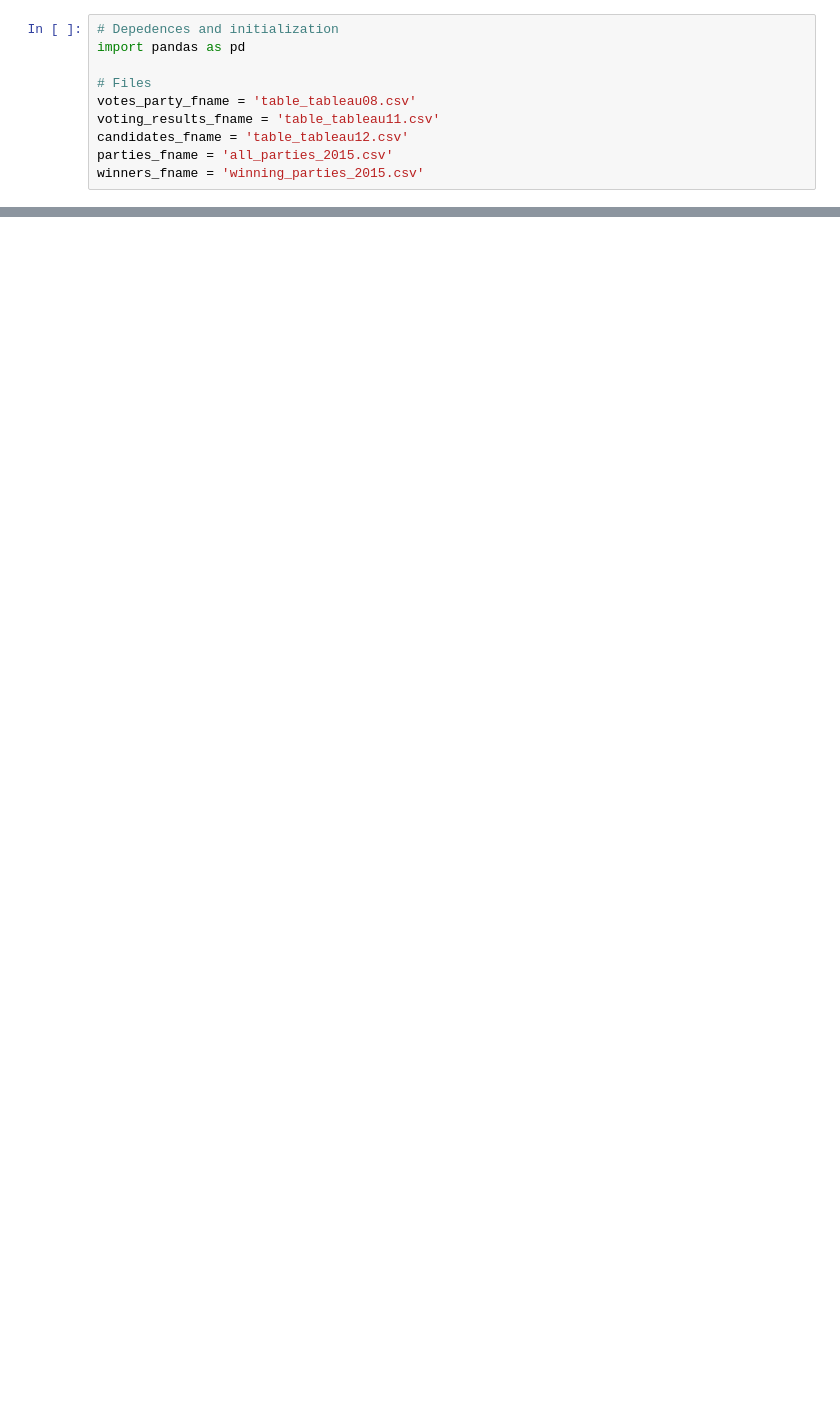
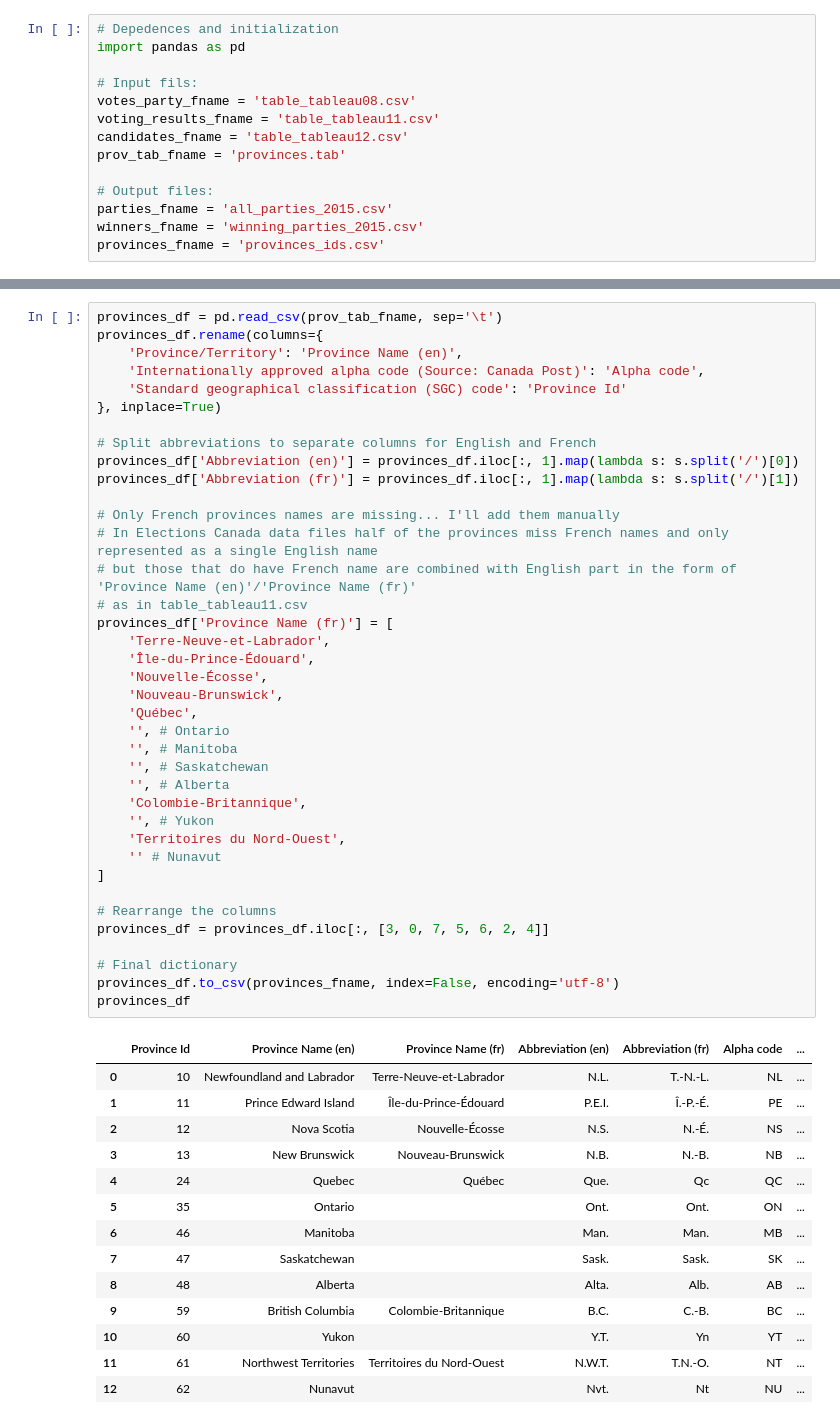
Before and after one commit to bsmirnov12/ABDS-Project-1, a Jupyter notebook: data/make_party_list.ipynb, the cells around one changed output, grey strips where cells are left out. Cells and saved outputs as stored; diff of their text form; blank space fills up the shorter version.

Commit message:
Documented import notebook. Added provinces ids dictionary and its source file

```diff
--- a/data/make_party_list.ipynb
+++ b/data/make_party_list.ipynb
@@ -21,9 +65,13 @@
 # Depedences and initialization
 import pandas as pd
 
-# Files
+# Input fils:
 votes_party_fname = 'table_tableau08.csv'
 voting_results_fname = 'table_tableau11.csv'
 candidates_fname = 'table_tableau12.csv'
+prov_tab_fname = 'provinces.tab'
+
+# Output files:
 parties_fname = 'all_parties_2015.csv'
 winners_fname = 'winning_parties_2015.csv'
+provinces_fname = 'provinces_ids.csv'
@@ -191,0 +273,53 @@ winning_parties_df
+# %%
+provinces_df = pd.read_csv(prov_tab_fname, sep='\t')
+provinces_df.rename(columns={
+    'Province/Territory': 'Province Name (en)',
+    'Internationally approved alpha code (Source: Canada Post)': 'Alpha code',
+    'Standard geographical classification (SGC) code': 'Province Id'
+}, inplace=True)
+
+# Split abbreviations to separate columns for English and French
+provinces_df['Abbreviation (en)'] = provinces_df.iloc[:, 1].map(lambda s: s.split('/')[0])
+provinces_df['Abbreviation (fr)'] = provinces_df.iloc[:, 1].map(lambda s: s.split('/')[1])
+
+# Only French provinces names are missing... I'll add them manually
+# In Elections Canada data files half of the provinces miss French names and only represented as a single English name
+# but those that do have French name are combined with English part in the form of 'Province Name (en)'/'Province Name (fr)'
+# as in table_tableau11.csv
+provinces_df['Province Name (fr)'] = [
+    'Terre-Neuve-et-Labrador',
+    'Île-du-Prince-Édouard',
+    'Nouvelle-Écosse',
+    'Nouveau-Brunswick',
+    'Québec',
+    '', # Ontario
+    '', # Manitoba
+    '', # Saskatchewan
+    '', # Alberta
+    'Colombie-Britannique',
+    '', # Yukon
+    'Territoires du Nord-Ouest',
+    '' # Nunavut
+]
+
+# Rearrange the columns
+provinces_df = provinces_df.iloc[:, [3, 0, 7, 5, 6, 2, 4]]
+
+# Final dictionary
+provinces_df.to_csv(provinces_fname, index=False, encoding='utf-8')
+provinces_df
+# %% [output]
+|  | Province Id | Province Name (en) | Province Name (fr) | Abbreviation (en) | Abbreviation (fr) | Alpha code | ... |
+| 0 | 10 | Newfoundland and Labrador | Terre-Neuve-et-Labrador | N.L. | T.-N.-L. | NL | ... |
+| 1 | 11 | Prince Edward Island | Île-du-Prince-Édouard | P.E.I. | Î.-P.-É. | PE | ... |
+| 2 | 12 | Nova Scotia | Nouvelle-Écosse | N.S. | N.-É. | NS | ... |
+| 3 | 13 | New Brunswick | Nouveau-Brunswick | N.B. | N.-B. | NB | ... |
+| 4 | 24 | Quebec | Québec | Que. | Qc | QC | ... |
+| 5 | 35 | Ontario |  | Ont. | Ont. | ON | ... |
+| 6 | 46 | Manitoba |  | Man. | Man. | MB | ... |
+| 7 | 47 | Saskatchewan |  | Sask. | Sask. | SK | ... |
+| 8 | 48 | Alberta |  | Alta. | Alb. | AB | ... |
+| 9 | 59 | British Columbia | Colombie-Britannique | B.C. | C.-B. | BC | ... |
+| 10 | 60 | Yukon |  | Y.T. | Yn | YT | ... |
+| 11 | 61 | Northwest Territories | Territoires du Nord-Ouest | N.W.T. | T.N.-O. | NT | ... |
+| 12 | 62 | Nunavut |  | Nvt. | Nt | NU | ... |
```
Also changed, not shown: parts of 20 cells of this notebook, 2 other files.
